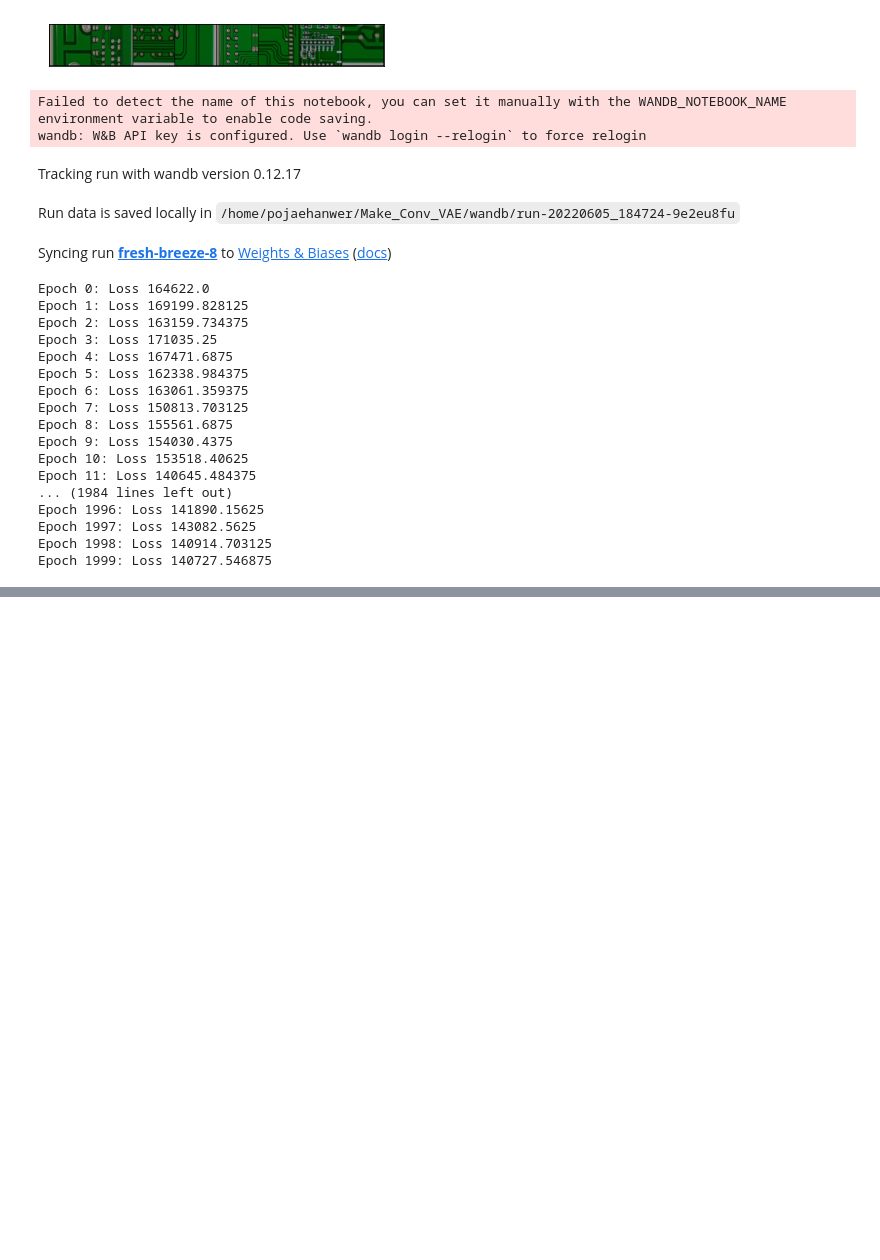
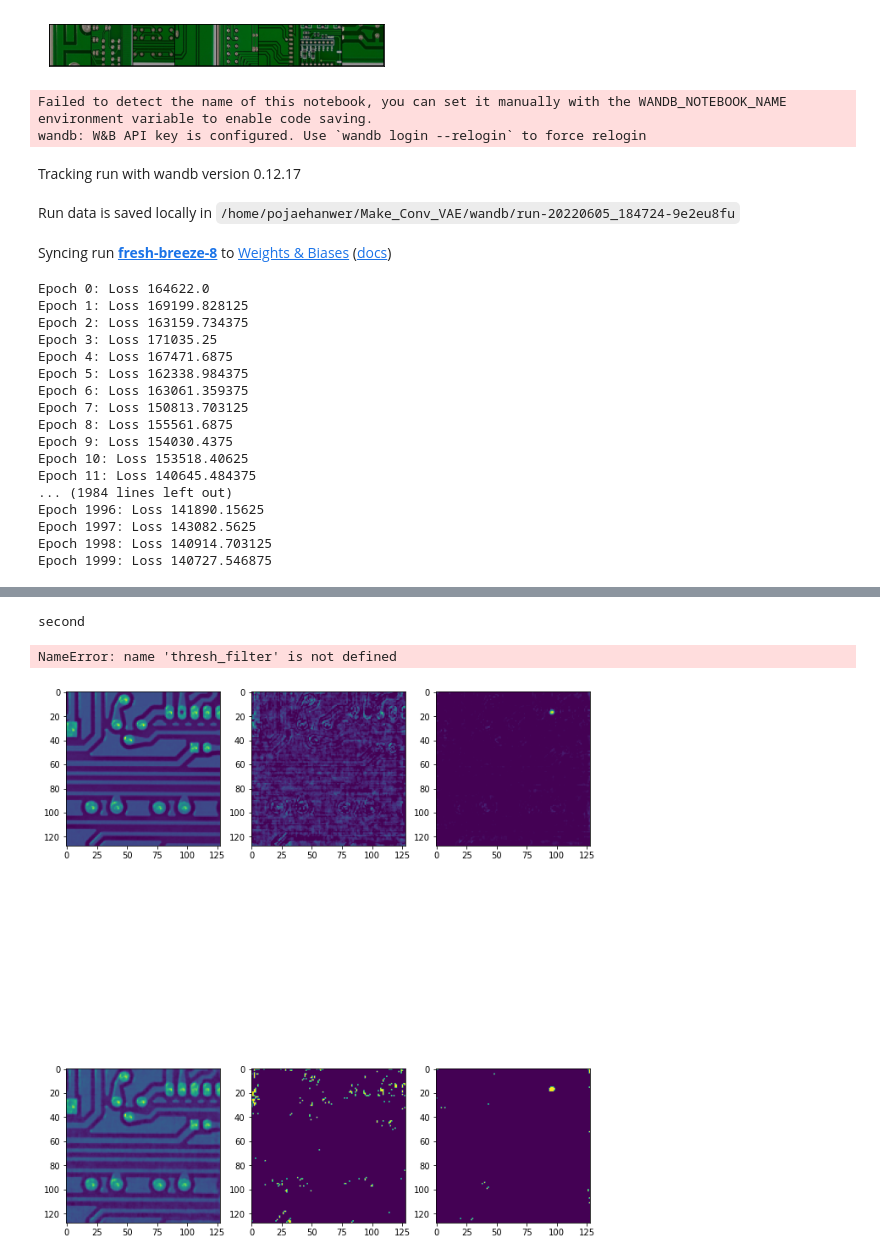
Before and after one commit to JandaGo/Make_Conv_VAE, a Jupyter notebook: CVAE_layer.ipynb, the cells around one changed output, grey strips where cells are left out. Cells and saved outputs as stored; diff of their text form; code cells hidden in the pictures; blank space fills up the shorter version.

```diff
--- a/CVAE_layer.ipynb
+++ b/CVAE_layer.ipynb
@@ -308,0 +246,50 @@ error: OpenCV(3.4.2) /tmp/build/80754af9/opencv-suite_1535558553474/work/modules
+# %%
+print("second")# subtract image all sub
+import cv2
+import numpy as np
+import matplotlib.pyplot as plt
+# print(img)
+# plt.rcParams["figure.figsize"] = (15, 15)
+img = cv2.imread('img.png', cv2.IMREAD_GRAYSCALE)
+outimg = cv2.imread('outimg.png', cv2.IMREAD_GRAYSCALE)
+# img = cv2.imread('./result_1/epoch2000/imgOC.jpg', cv2.IMREAD_GRAYSCALE)
+# outimg = cv2.imread('./result_1/epoch2000/outimgOC.jpg', cv2.IMREAD_GRAYSCALE)
+
+# print(img)
+plt.subplot(241)
+plt.imshow(img)
+plt.subplot(245)
+plt.imshow(outimg)
+
+sub_oi = cv2.subtract(outimg, img)
+sub_io = cv2.subtract(img, outimg)
+
+thresh_n = 10
+thresh_oi = np.zeros_like(sub_oi)
+thresh_oi[sub_oi > thresh_n] = 255
+thresh_io = np.zeros_like(sub_io)
+thresh_io[sub_io > thresh_n] = 255
+
+plt.subplot(242)
+plt.imshow(sub_io)
+plt.subplot(243)
+plt.imshow(sub_oi)
+plt.subplot(246)
+plt.imshow(thresh_io)
+plt.subplot(247)
+plt.imshow(thresh_oi)
+
+thresh_sum = thresh_io + thresh_oi
+thresh_sum = cv2.medianBlur(thresh_sum, ksize = 3)
+plt.subplot(247)
+plt.imshow(thresh_filter)
+plt.subplots_adjust(left=0.125, bottom=0.5,  right=0.9, top=0.9, wspace=0.2, hspace=0)
+plt.subplot(244)
+plt.imshow(thresh_sum)
+
+plt.imsave('thresh_np.jpg', thresh_np)
+# print(thresh_np.shape)
+# %% [output]
+second
+NameError: name 'thresh_filter' is not defined
+[figure, added]
```
Also changed, not shown: parts of 5 cells of this notebook, 2 other files.
